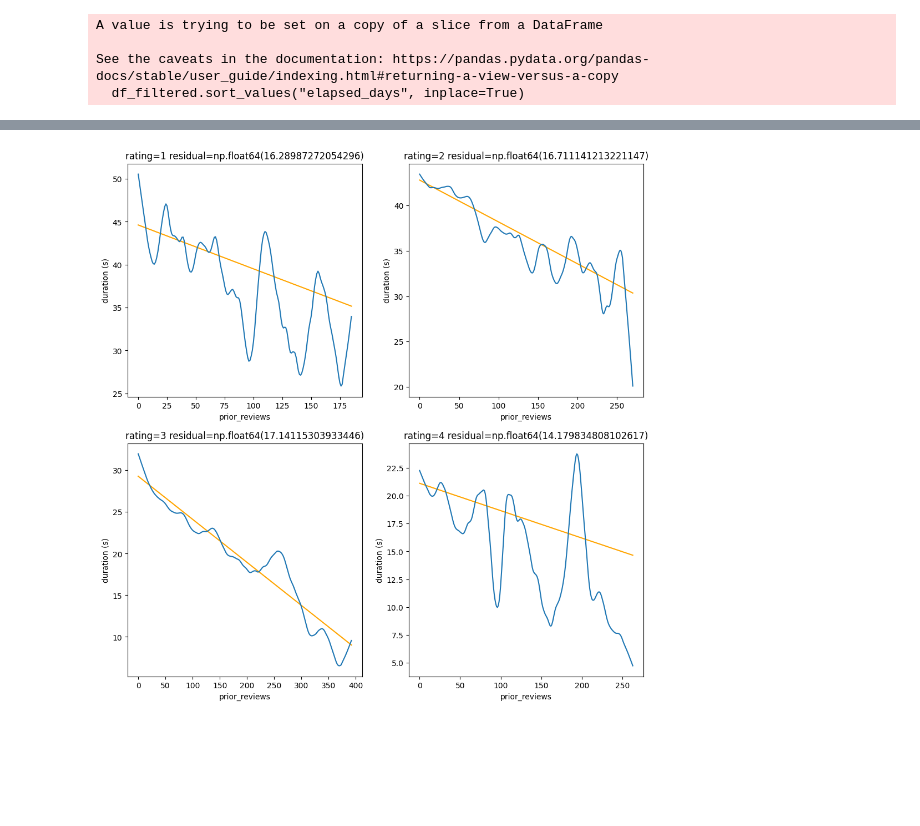
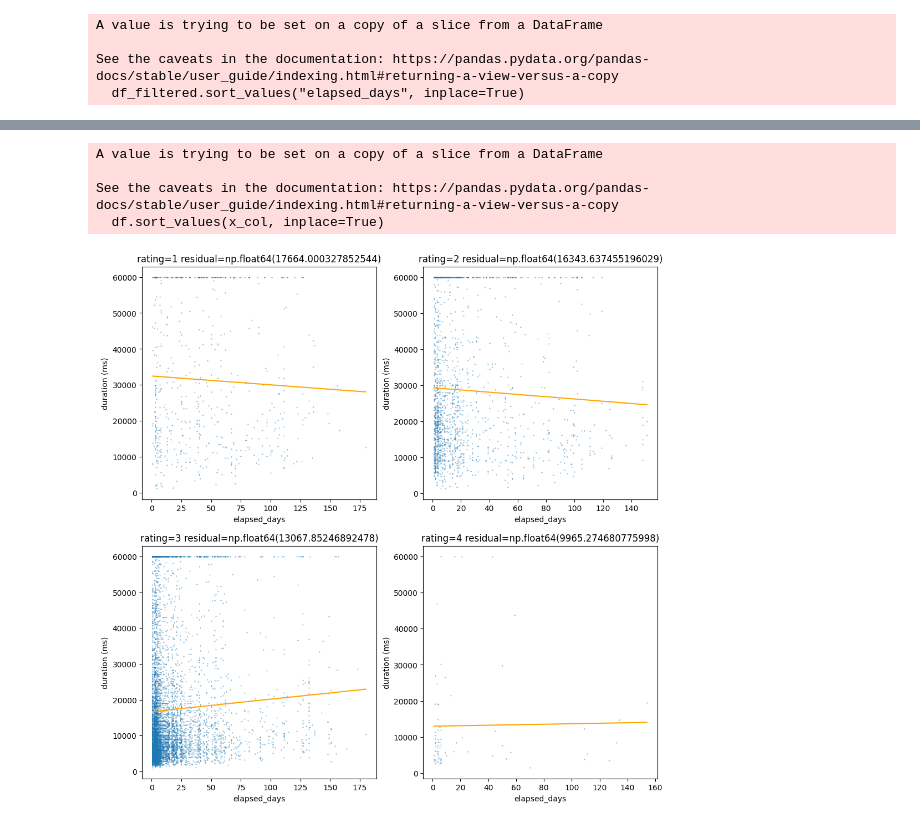
Before and after one commit to Luc-Mcgrady/anki-10k-notebooks, a Jupyter notebook: duration.ipynb, the cells around one changed output, grey strips where cells are left out. Drawn from its saved outputs; the diff is of its cells as text; code cells hidden in the pictures; blank space fills up the shorter version.

Commit message:
Added: Current residual

```diff
--- a/duration.ipynb
+++ b/duration.ipynb
@@ -241,5 +252,3 @@ A value is trying to be set on a copy of a slice from a DataFrame
 
 See the caveats in the documentation: https://pandas.pydata.org/pandas-docs/stable/user_guide/indexing.html#returning-a-view-versus-a-copy
   df_filtered.sort_values("elapsed_days", inplace=True)
-# %%
-df_filtered = df_filtered[df_filtered["rating"] == 3]
@@ -329,0 +259,8 @@ np.float64(3.1690726720558366)
+# %%
+groups = df_filtered.groupby("rating")["duration"].mean()
+
+df_filtered["review_average"] = df_filtered["duration"] - df_filtered["rating"].map(groups)
+
+current_residual = df_filtered.groupby("rating").apply(lambda x: abs(x["review_average"]).mean())
+
+current_residual, groups
@@ -330,24 +285,28 @@ np.float64(3.1690726720558366)
 # %%
-df["prior_reviews"] = df.groupby("day_offset").cumcount()
-end = len(df.groupby("prior_reviews"))
-def plot(df, axes, label):
-    x = df["prior_reviews"]
+def duration_plot(df, x_col, axes, label):
+    df.sort_values(x_col, inplace=True)
+    x = df[x_col]
     y = df["duration"]
 
-    groups = df.groupby("prior_reviews")["duration"].mean()
-    end = len(groups)
-
+    # groups = df.groupby(x_col)["duration"].mean()
     c = np.polyfit(x, y, 1)
-    axes.plot(np.arange(0, end), np.polyval(c, np.arange(0, end)), color="orange")
-    axes.plot(*moving_average(np.arange(0, end), groups))
+    axes.plot(x, np.polyval(c, x), color="orange")
+    axes.scatter(x, y, s=0.1)
 
     residual = abs(y - np.polyval(c, x)).mean()
     axes.set_title(f"{label} {residual=}")
-    axes.set_xlabel("prior_reviews")
-    axes.set_ylabel("duration (s)")
+    axes.set_xlabel(x_col)
+    axes.set_ylabel("duration (ms)")
 
-fig = plt.figure(figsize=(12, 12))
-for rating in range(1, 5):
-    plot(df[df["rating"] == rating], fig.add_subplot(2, 2, rating), f"{rating=}")
+def duration_plot_ratings(x, df = df_filtered):
+    fig = plt.figure(figsize=(12, 12))
+    for rating in range(1, 5):
+        duration_plot(df[df["rating"] == rating], x, fig.add_subplot(2, 2, rating), f"{rating=}")
-# %% [output]
-[figure, removed]
+# %%
+duration_plot_ratings("elapsed_days")
+# %% [output]
+A value is trying to be set on a copy of a slice from a DataFrame
+
+See the caveats in the documentation: https://pandas.pydata.org/pandas-docs/stable/user_guide/indexing.html#returning-a-view-versus-a-copy
+  df.sort_values(x_col, inplace=True)
+[figure, added]
```
Also changed, not shown: parts of 15 cells of this notebook.
